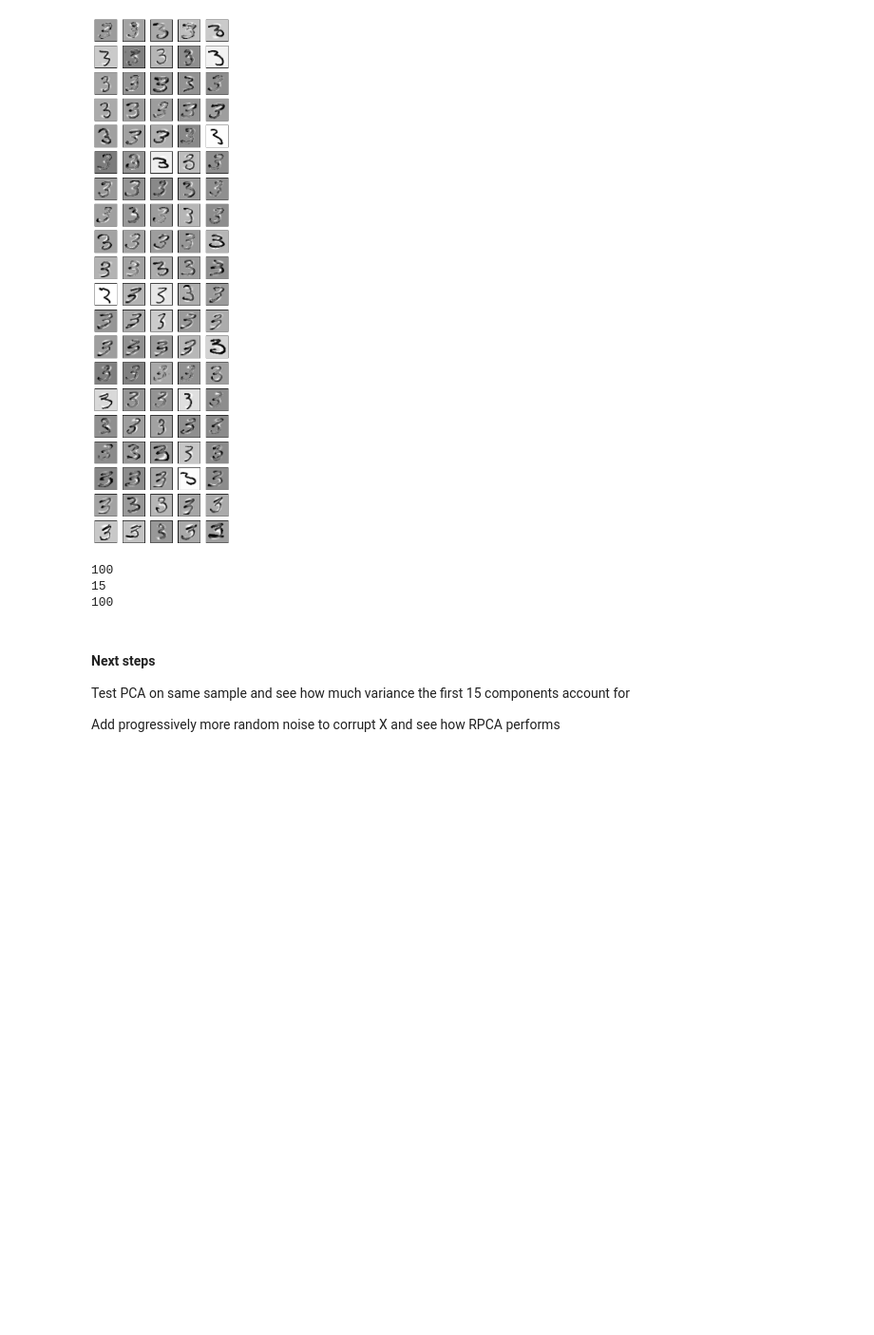
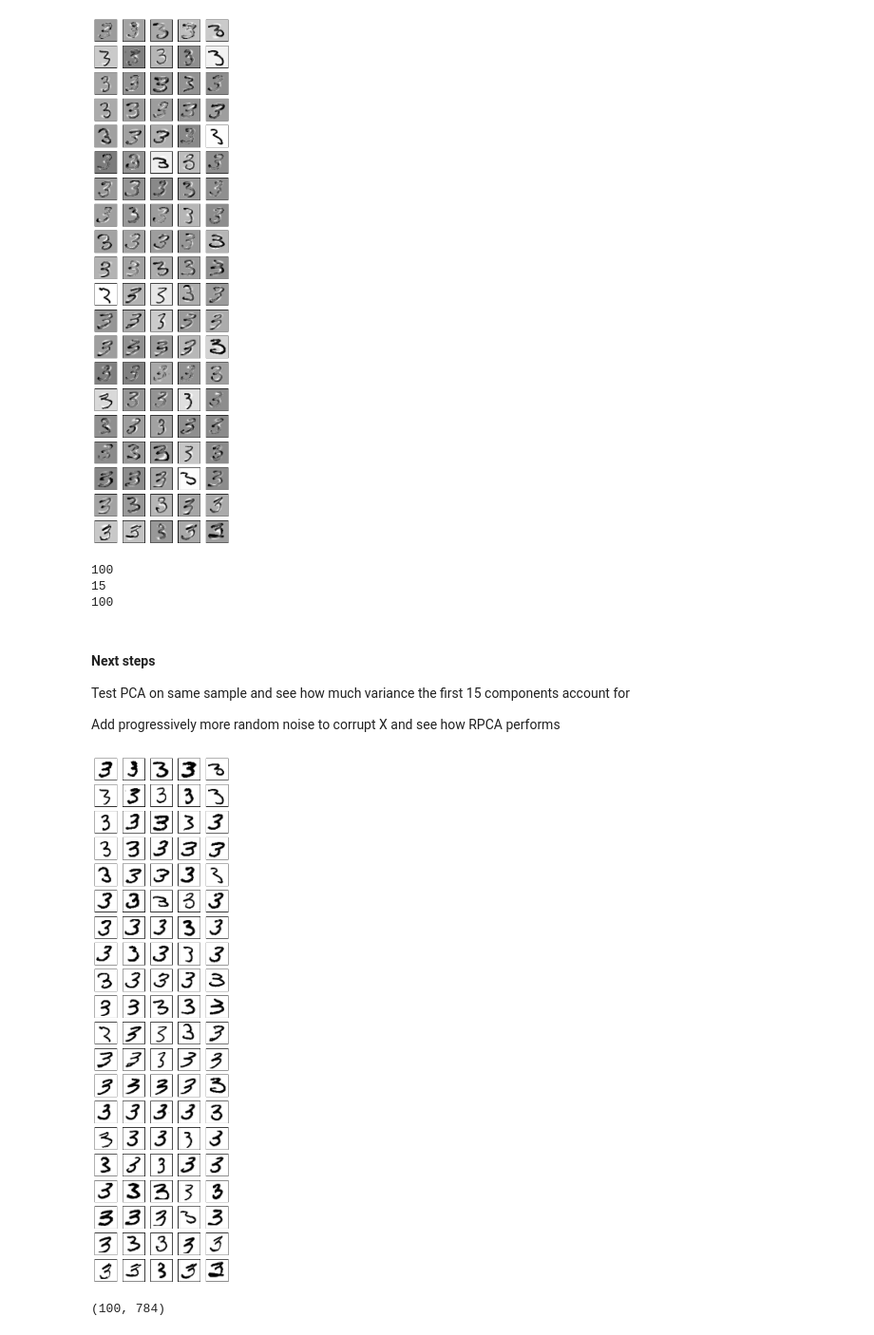
Before and after one commit to pcooper-chi/rpca, a Jupyter notebook: MNIST_test.ipynb, the cells around one changed output. Shown at 95% size. Saved outputs shown, nothing was run; the diff lists cells and outputs as text; code cells hidden in the pictures; blank space fills up the shorter version.

```diff
--- a/MNIST_test.ipynb
+++ b/MNIST_test.ipynb
@@ -74,3 +84,11 @@ print(np.linalg.matrix_rank(S))
 Test PCA on same sample and see how much variance the first 15 components account for
 
 Add progressively more random noise to corrupt X and see how RPCA performs
+# %%
+mnist_subplots(mnist_sample)
+# %% [output]
+[figure, added]
+# %%
+mnist_sample.shape
+# %% [output]
+(100, 784)
```
Also changed, not shown: parts of 27 cells of this notebook, 4 other files.
